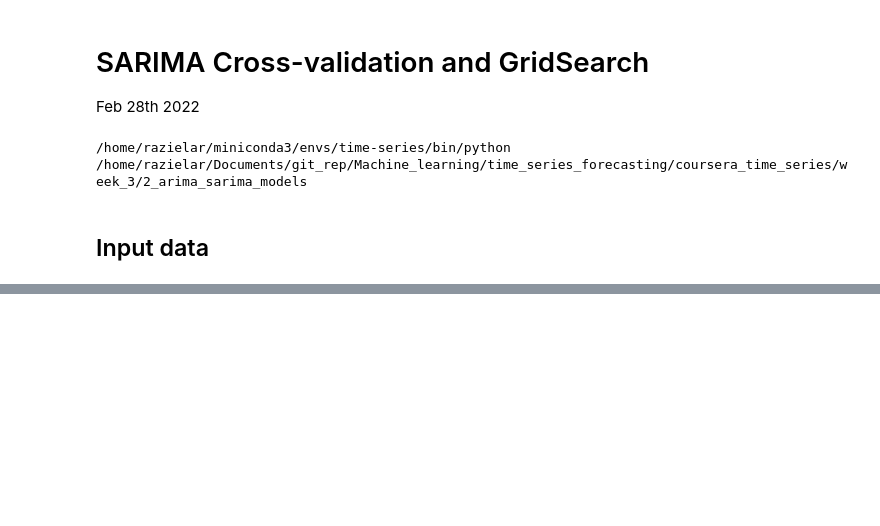
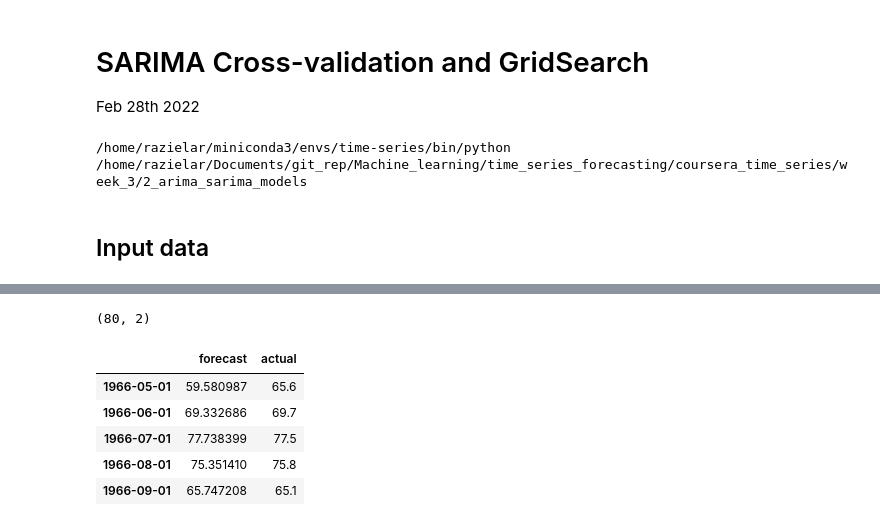
Before and after one commit to razielar/coursera_time_series_forecasting, a Jupyter notebook: coursera_time_series/week_3/2_arima_sarima_models/3_1.sarima_crossvalidation.ipynb, the cells around one changed output, grey strips where cells are left out. Saved outputs shown, nothing was run; the diff lists cells and outputs as text; code cells hidden in the pictures; blank space fills up the shorter version.

```diff
--- a/coursera_time_series/week_3/2_arima_sarima_models/3_1.sarima_crossvalidation.ipynb
+++ b/coursera_time_series/week_3/2_arima_sarima_models/3_1.sarima_crossvalidation.ipynb
@@ -39,0 +271,11 @@ def cross_validate():
+# %%
+print(cv1.shape)
+cv1.head()
+# %% [output]
+(80, 2)
+|  | forecast | actual |
+| 1966-05-01 | 59.580987 | 65.6 |
+| 1966-06-01 | 69.332686 | 69.7 |
+| 1966-07-01 | 77.738399 | 77.5 |
+| 1966-08-01 | 75.351410 | 75.8 |
+| 1966-09-01 | 65.747208 | 65.1 |
```
Also changed, not shown: parts of 15 cells of this notebook.
